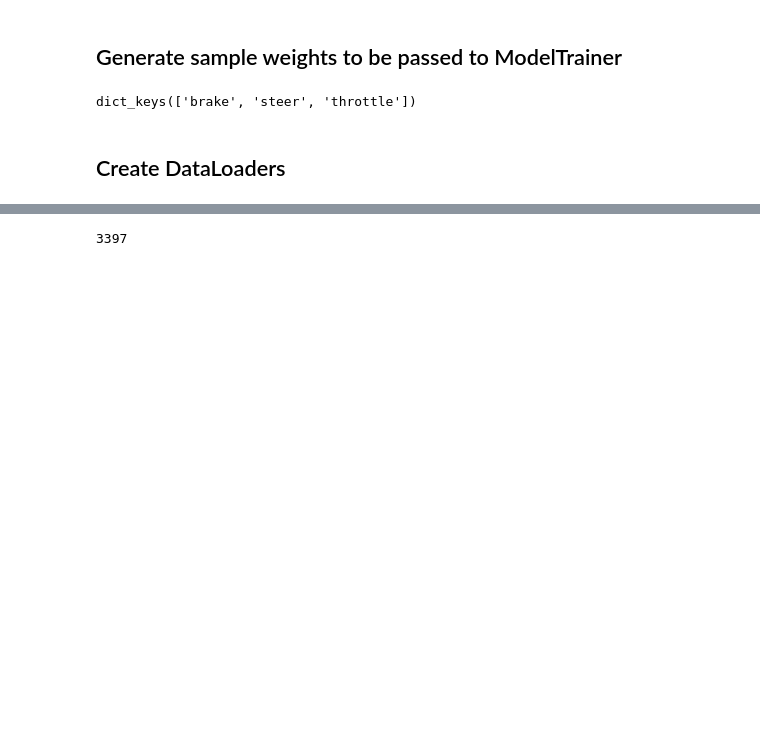
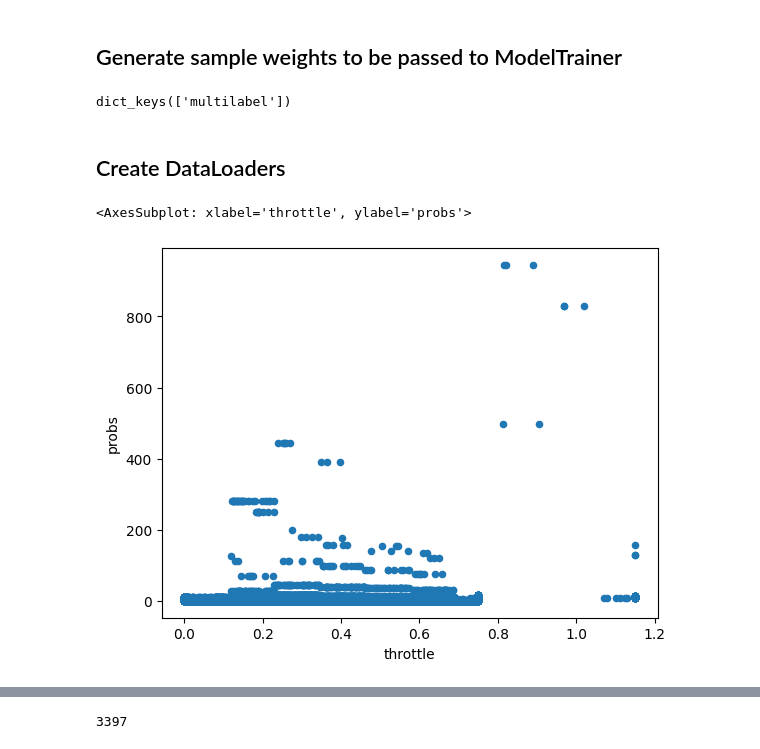
Before and after one commit to moritzwassmer/APPRAS_e2e_imitation, a Jupyter notebook: models/resnet_baseline/notebooks/run_model_trainer.ipynb, the cells around one changed output, grey strips where cells are left out. Drawn from its saved outputs; the diff is of its cells as text; code cells hidden in the pictures; blank space fills up the shorter version.

```diff
--- a/models/resnet_baseline/notebooks/run_model_trainer.ipynb
+++ b/models/resnet_baseline/notebooks/run_model_trainer.ipynb
@@ -27,8 +23,8 @@ torch.__version__
 ## Choose training settings
 # %%
 # Set data balancing options (if both false, then no balancing is applied)
-use_balance_by_loss_weighting = True
-use_balance_by_over_under_sampling = False
+use_balance_by_loss_weighting = False
+use_balance_by_over_under_sampling = True
 
 assert not use_balance_by_loss_weighting or not use_balance_by_over_under_sampling
 # %%
@@ -88,10 +102,18 @@ def load_sample_weights():
 sample_weights = None
 if use_balance_by_loss_weighting or use_balance_by_over_under_sampling:
     # Dictionary that saves all weights to all y variables
-    sample_weights = get_sample_weights_of_dataset(dataset_train, num_bins=10)
+    sample_weights = get_sample_weights_of_dataset(dataset_train, num_bins=10, multilabel_option=use_balance_by_over_under_sampling)
     # sample_weights = load_sample_weights()
     print(sample_weights.keys())
 # %% [output]
-dict_keys(['brake', 'steer', 'throttle'])
+dict_keys(['multilabel'])
 # %% [markdown]
 ## Create DataLoaders
+# %%
+df_meas_train = measurements_to_df(df_meta_data_train)
+df_meas_train["probs"] = sample_weights["multilabel"]
+# %%
+df_meas_train.plot.scatter(x="throttle", y="probs")
+# %% [output]
+<AxesSubplot: xlabel='throttle', ylabel='probs'>
+[figure, added]
```
Also changed, not shown: parts of 10 cells of this notebook, 1 other file.
